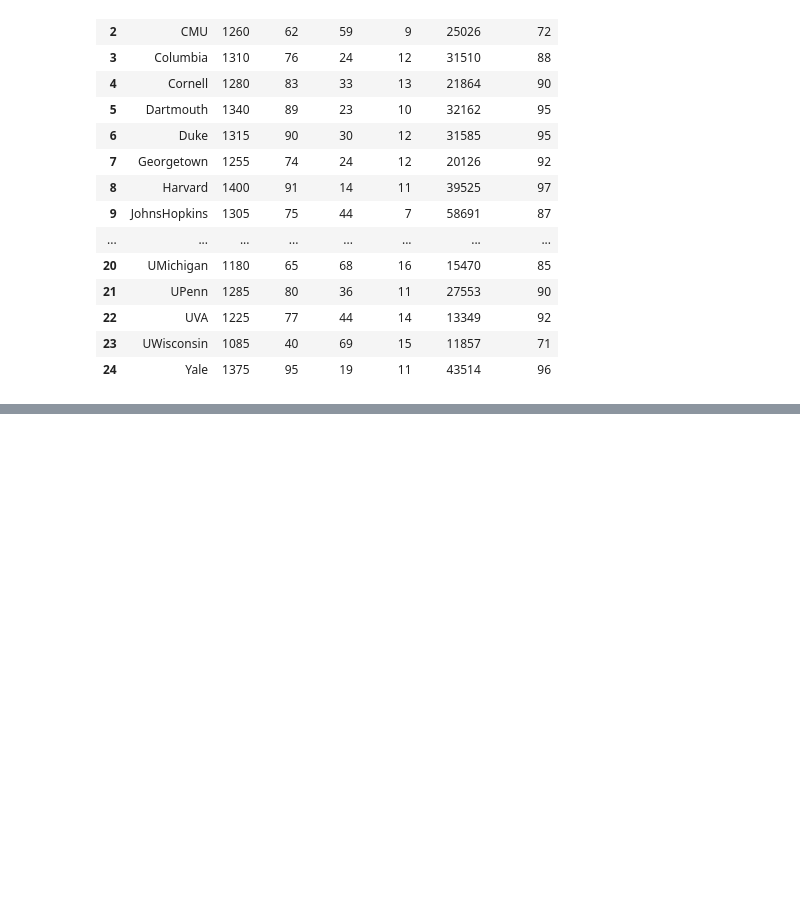
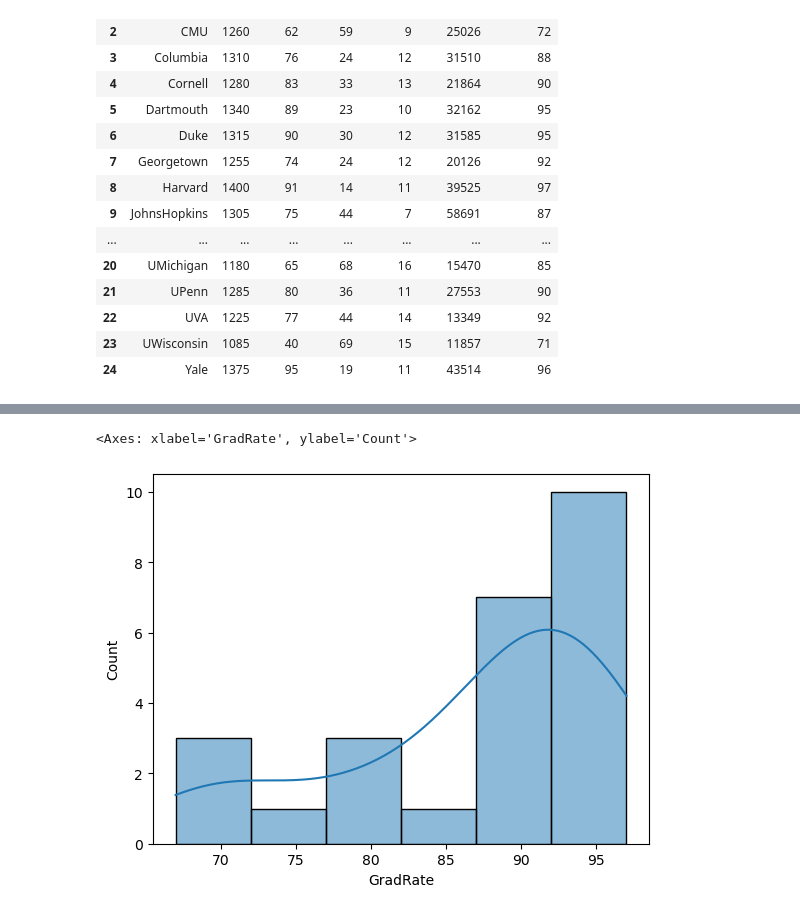
Before and after one commit to I-ShLoK/171, a Jupyter notebook: pandas2.ipynb, the cells around one changed output, grey strips where cells are left out. Saved outputs shown, nothing was run; the diff lists cells and outputs as text; code cells hidden in the pictures; blank space fills up the shorter version.

```diff
--- a/pandas2.ipynb
+++ b/pandas2.ipynb
@@ -82,0 +129,5 @@ df
+# %%
+sns.histplot(df["GradRate"], kde =True)
+# %% [output]
+<Axes: xlabel='GradRate', ylabel='Count'>
+[figure, added]
```
Also changed, not shown: parts of 9 cells of this notebook.
